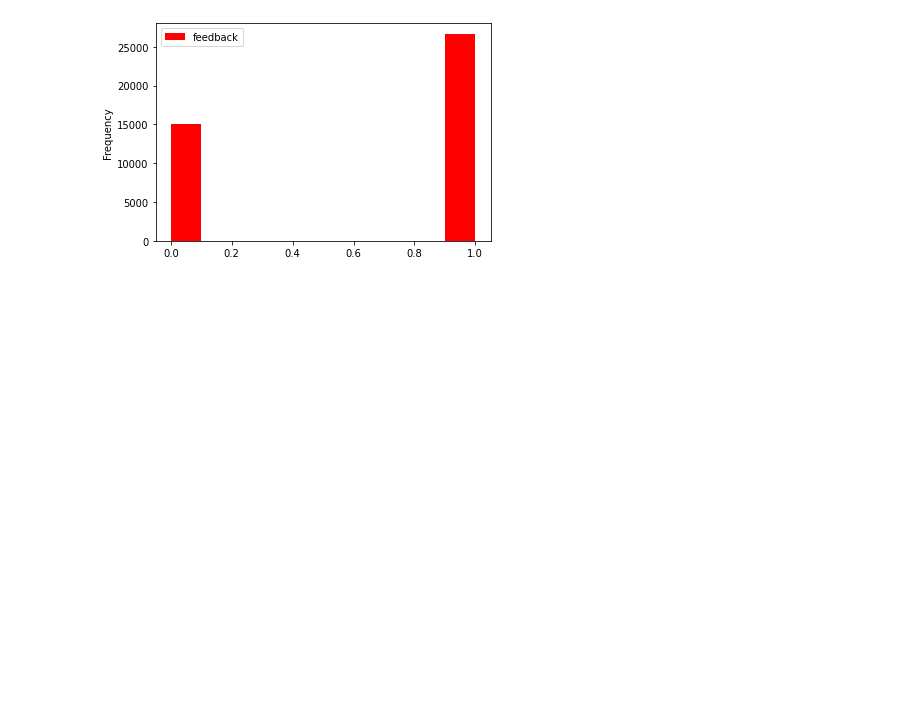
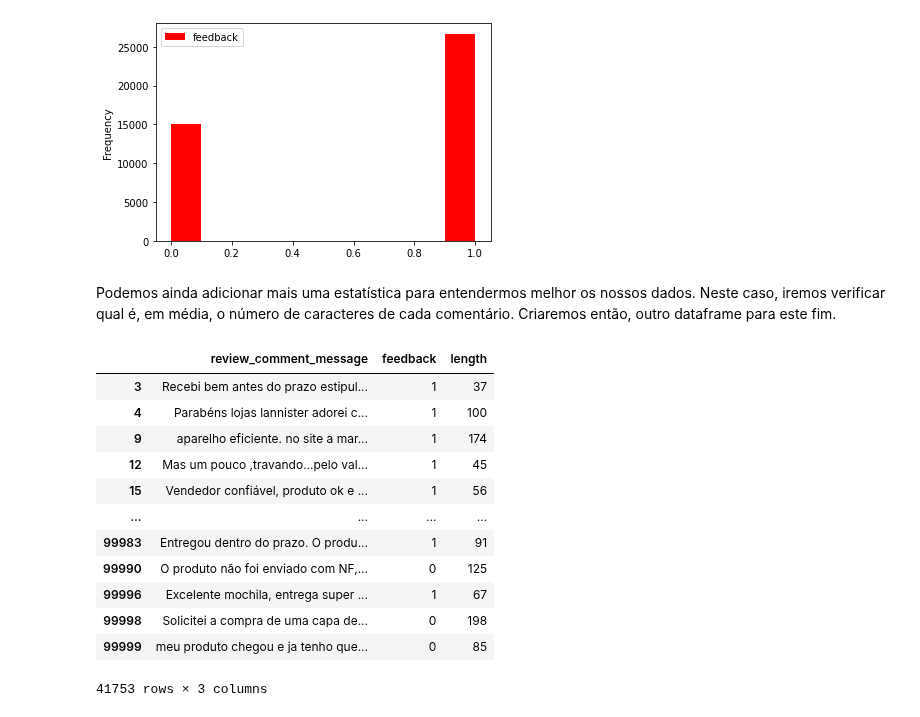
Before and after one commit to smalvar/olist-e-commerce, a Jupyter notebook: reviews_analysis.ipynb, the cells around one changed output. Drawn from its saved outputs; the diff is of its cells as text; code cells hidden in the pictures; blank space fills up the shorter version.

Commit message:
Create test dataframe considering the length of reviews

```diff
--- a/reviews_analysis.ipynb
+++ b/reviews_analysis.ipynb
@@ -201,3 +201,28 @@ Podemos plotar um histograma da coluna "feedback".
 reviews.plot(kind='hist', color='r');
 # %% [output]
 [figure]
+# %% [markdown]
+Podemos ainda adicionar mais uma estatística para entendermos melhor os nossos dados. Neste caso, iremos verificar qual é, em média, o número de caracteres de cada comentário. Criaremos então, outro dataframe para este fim.
+# %%
+# Criação do novo dataframe
+reviews_character_length = reviews.copy()
+
+# Criando a coluna com o número de caracteres
+reviews_character_length['length'] = reviews['review_comment_message'].apply(len)
+# %%
+# Visualizando o cabeçalho
+reviews_character_length
+# %% [output]
+|  | review_comment_message | feedback | length |
+| 3 | Recebi bem antes do prazo estipul... | 1 | 37 |
+| 4 | Parabéns lojas lannister adorei c... | 1 | 100 |
+| 9 | aparelho eficiente. no site a mar... | 1 | 174 |
+| 12 | Mas um pouco ,travando...pelo val... | 1 | 45 |
+| 15 | Vendedor confiável, produto ok e ... | 1 | 56 |
+| ... | ... | ... | ... |
+| 99983 | Entregou dentro do prazo. O produ... | 1 | 91 |
+| 99990 | O produto não foi enviado com NF,... | 0 | 125 |
+| 99996 | Excelente mochila, entrega super ... | 1 | 67 |
+| 99998 | Solicitei a compra de uma capa de... | 0 | 198 |
+| 99999 | meu produto chegou e ja tenho que... | 0 | 85 |
+41753 rows × 3 columns
```
